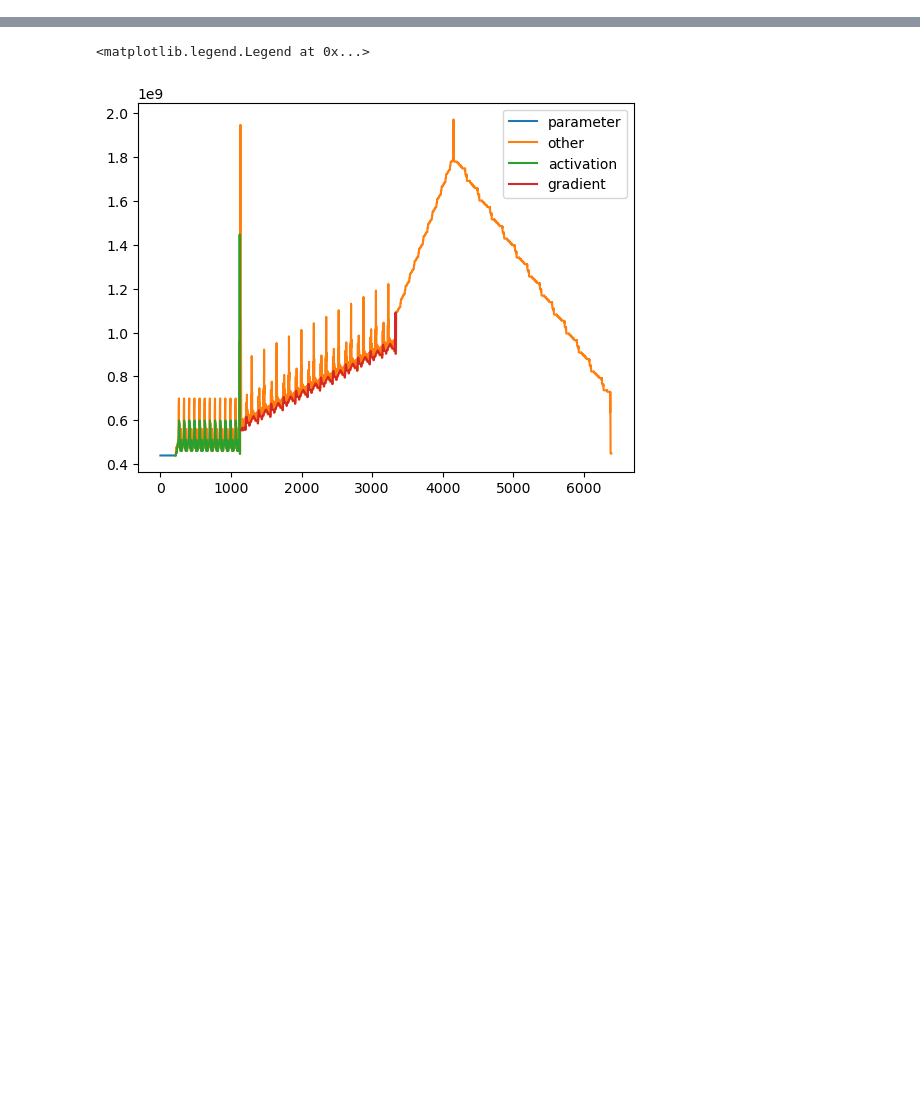
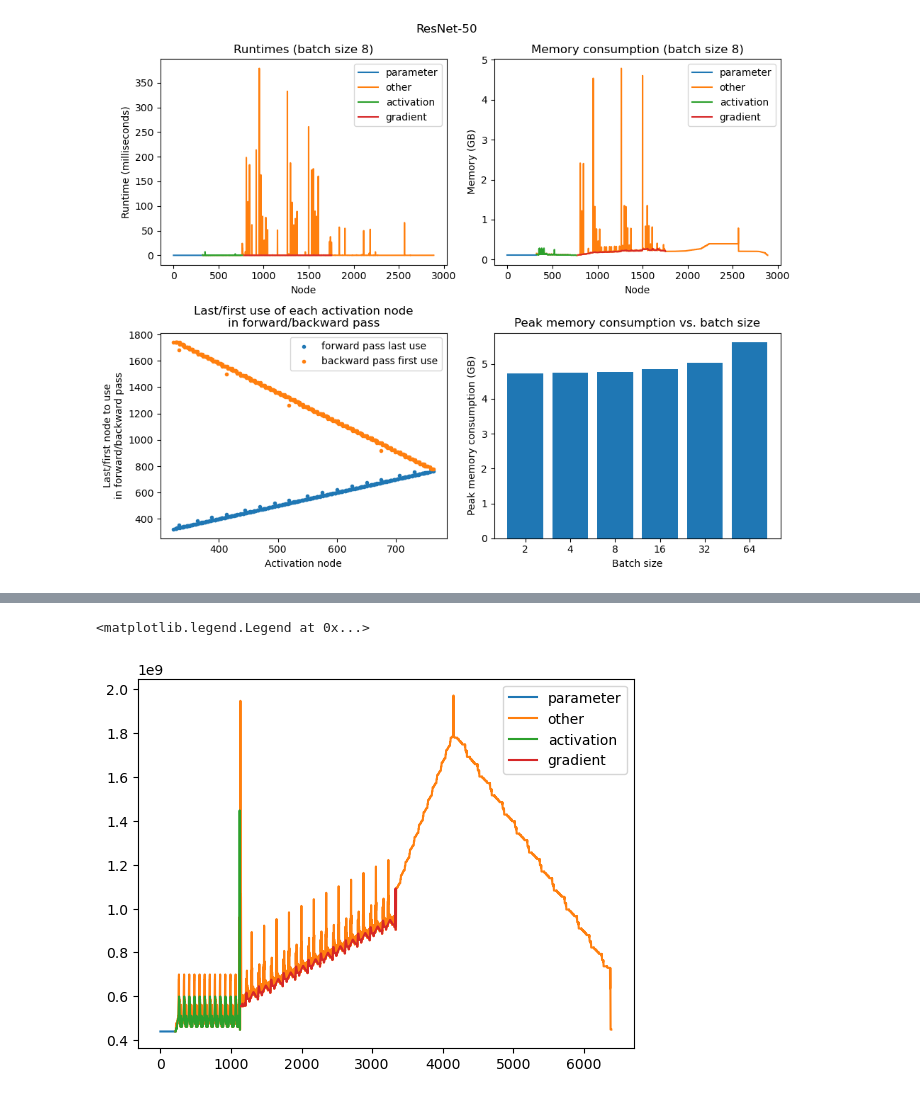
Before and after one commit to DennisD1122/cs265-mlsys-2024, a Jupyter notebook: analysis.ipynb, the cells around one changed output, grey strips where cells are left out. Saved outputs shown, nothing was run; the diff lists cells and outputs as text; code cells hidden in the pictures; blank space fills up the shorter version.

```diff
--- a/analysis.ipynb
+++ b/analysis.ipynb
@@ -24,0 +91,10 @@ for i, n in enumerate(stats):
+# %%
+with open('stats_resnet50.json') as f:
+    stats = json.load(f)
+
+batch_sizes = np.array([2, 4, 8, 16, 32, 64])
+peak_mems = np.array([5074159104, 5095303168, 5132822528, 5216610304, 5409779200, 6031126528])
+
+plot(stats, 'ResNet-50')
+# %% [output]
+[figure, added]
```
Also changed, not shown: parts of 5 cells of this notebook, 6 other files.
